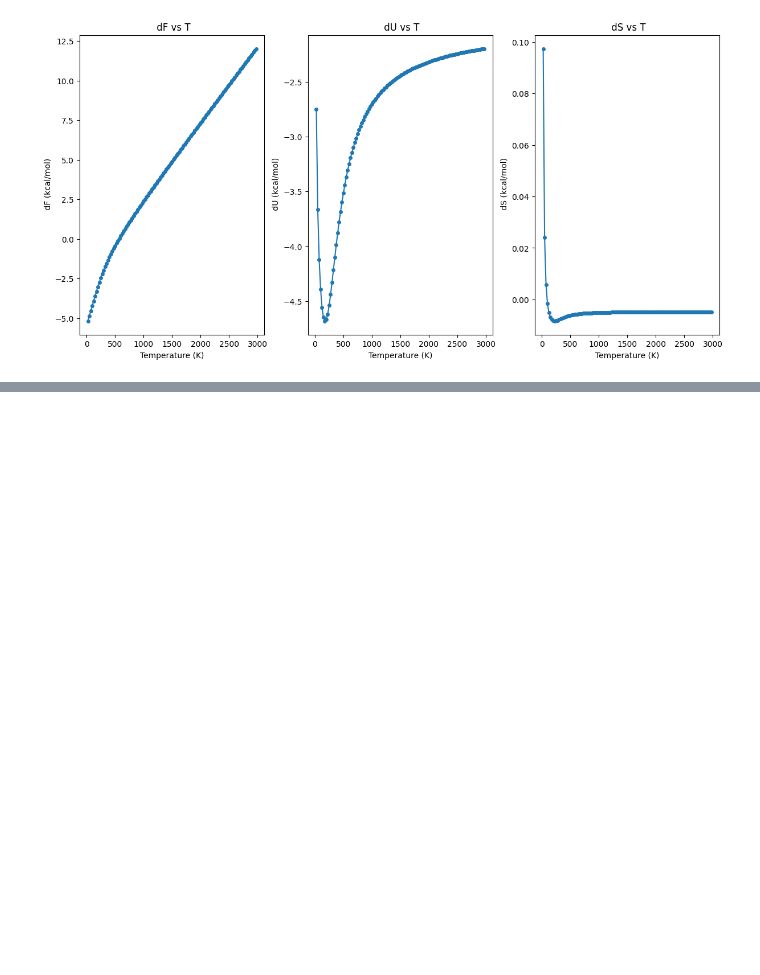
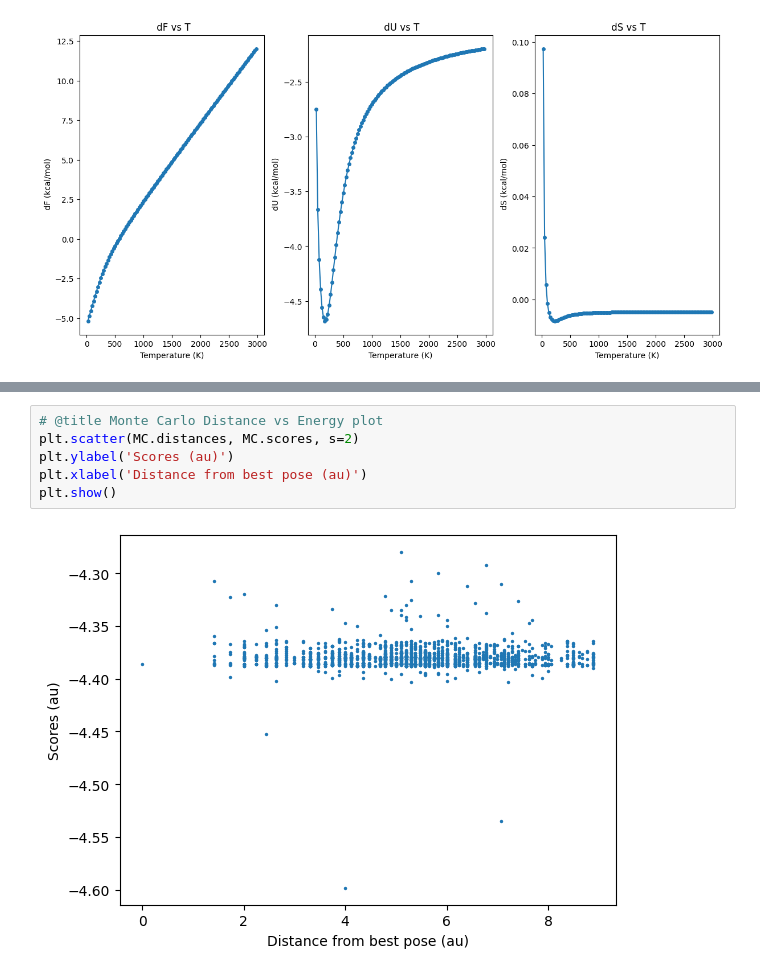
Before and after one commit to alessandronascimento/HP_LiBELa, a Jupyter notebook: Colab/HP_LiBELa.ipynb, the cells around one changed output, grey strips where cells are left out. Drawn from its saved outputs; the diff is of its cells as text; blank space fills up the shorter version.

```diff
--- a/Colab/HP_LiBELa.ipynb
+++ b/Colab/HP_LiBELa.ipynb
@@ -527,3 +527,11 @@ Staring MC calculation...
+# %%
+# @title Monte Carlo Distance vs Energy plot
+plt.scatter(MC.distances, MC.scores, s=2)
+plt.ylabel('Scores (au)')
+plt.xlabel('Distance from best pose (au)')
+plt.show()
+# %% [output]
+[figure, added]
 # %%
 # @title Simulated Annealing
 
```
Also changed, not shown: parts of 5 cells of this notebook.
